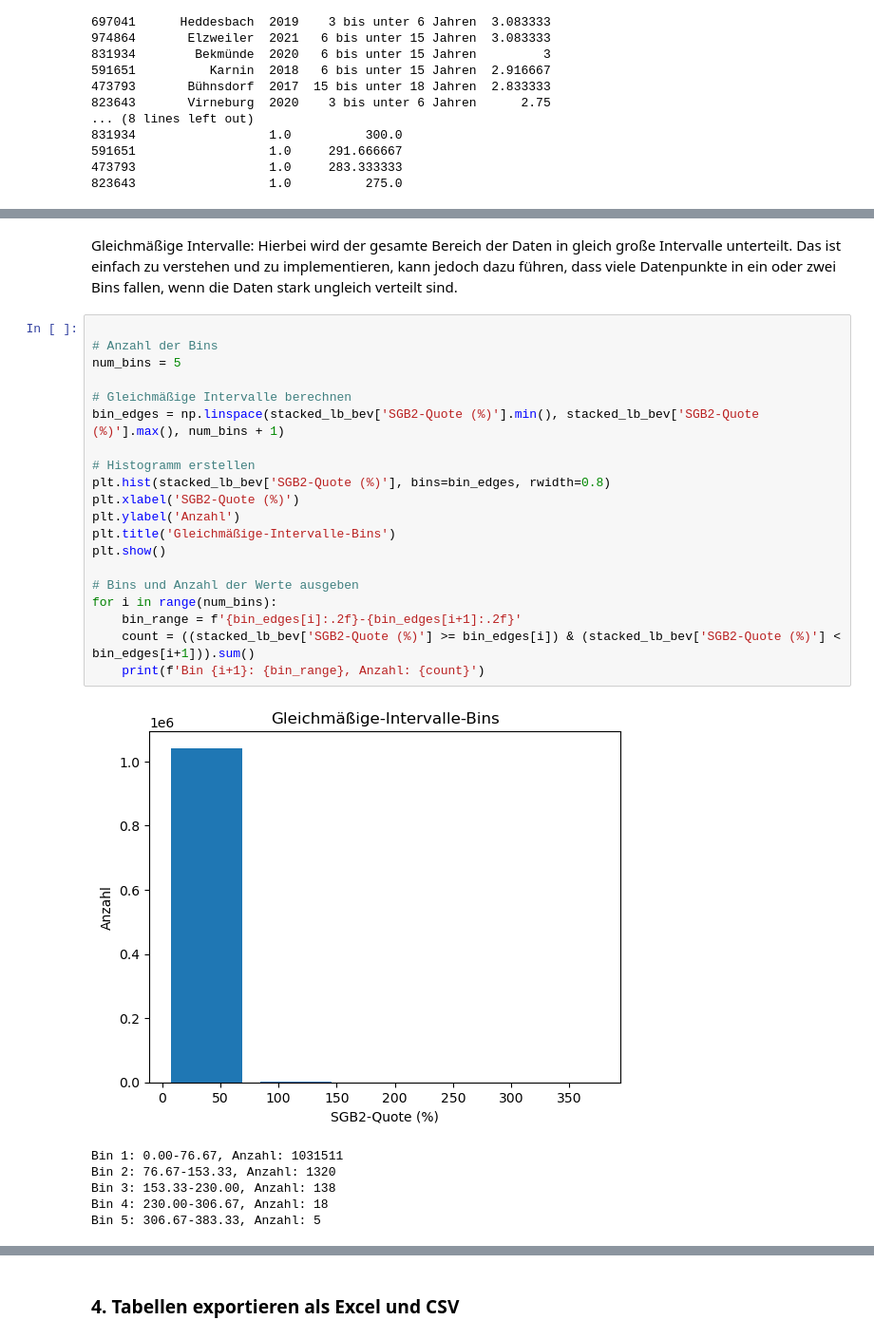
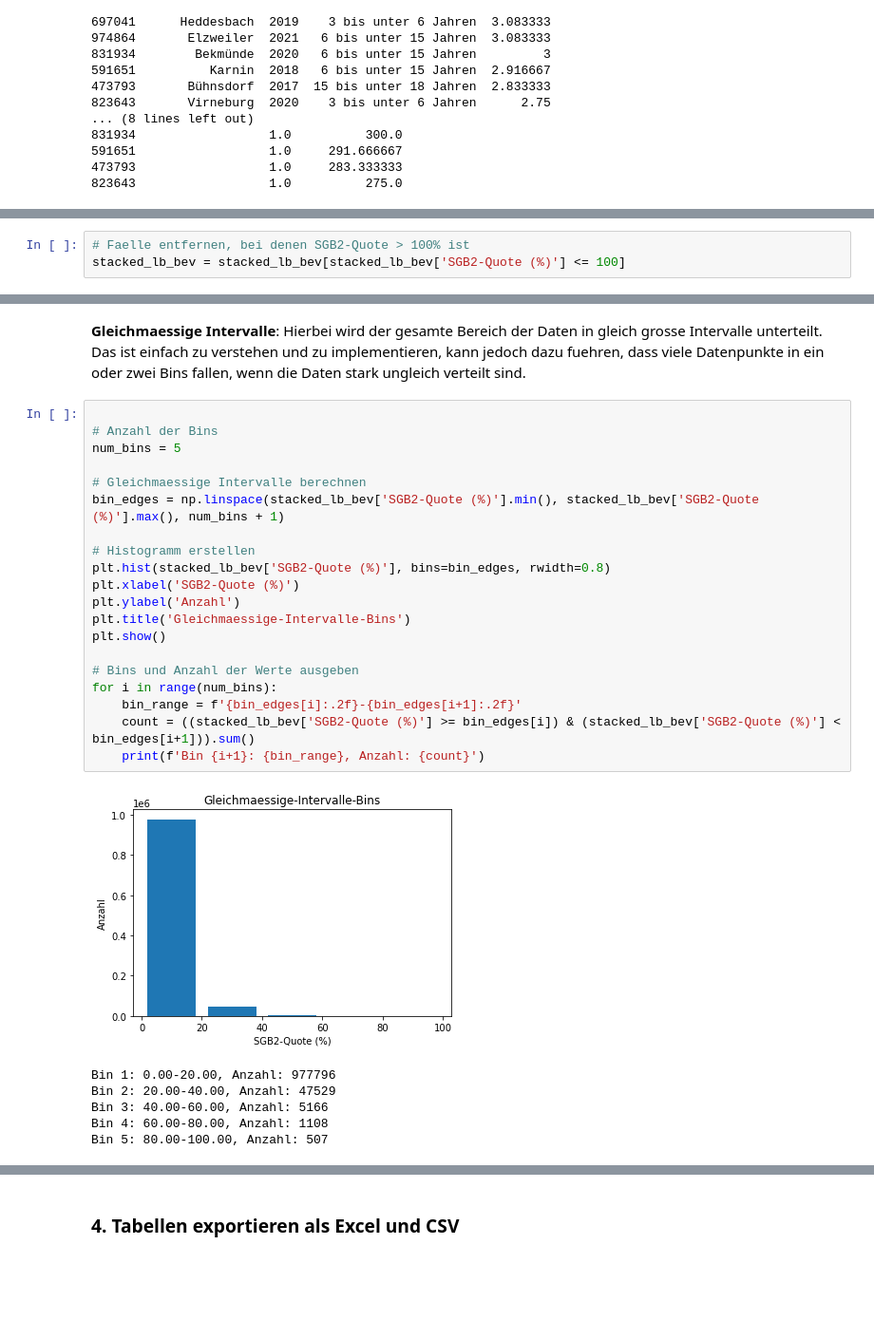
Before and after one commit to tobias-vetterle/mikrokosmos, a Jupyter notebook: aufbereitung_mikrokosmos.ipynb, the cells around one changed output, grey strips where cells are left out. Shown at 95% size. Drawn from its saved outputs; the diff is of its cells as text; blank space fills up the shorter version.

```diff
--- a/aufbereitung_mikrokosmos.ipynb
+++ b/aufbereitung_mikrokosmos.ipynb
@@ -544 +563,4 @@ Top 10:
+# %%
+# Faelle entfernen, bei denen SGB2-Quote > 100% ist
+stacked_lb_bev = stacked_lb_bev[stacked_lb_bev['SGB2-Quote (%)'] <= 100]
 # %%
@@ -655,30 +674,30 @@ Bin 5: 9.50-383.33, Anzahl: 206757
 # %% [markdown]
-Gleichmäßige Intervalle: Hierbei wird der gesamte Bereich der Daten in gleich große Intervalle unterteilt. Das ist einfach zu verstehen und zu implementieren, kann jedoch dazu führen, dass viele Datenpunkte in ein oder zwei Bins fallen, wenn die Daten stark ungleich verteilt sind.
+__Gleichmaessige Intervalle__: Hierbei wird der gesamte Bereich der Daten in gleich grosse Intervalle unterteilt. Das ist einfach zu verstehen und zu implementieren, kann jedoch dazu fuehren, dass viele Datenpunkte in ein oder zwei Bins fallen, wenn die Daten stark ungleich verteilt sind.
 # %%
 
 # Anzahl der Bins
 num_bins = 5
 
-# Gleichmäßige Intervalle berechnen
+# Gleichmaessige Intervalle berechnen
 bin_edges = np.linspace(stacked_lb_bev['SGB2-Quote (%)'].min(), stacked_lb_bev['SGB2-Quote (%)'].max(), num_bins + 1)
 
 # Histogramm erstellen
 plt.hist(stacked_lb_bev['SGB2-Quote (%)'], bins=bin_edges, rwidth=0.8)
 plt.xlabel('SGB2-Quote (%)')
 plt.ylabel('Anzahl')
-plt.title('Gleichmäßige-Intervalle-Bins')
+plt.title('Gleichmaessige-Intervalle-Bins')
 plt.show()
 
 # Bins und Anzahl der Werte ausgeben
 for i in range(num_bins):
     bin_range = f'{bin_edges[i]:.2f}-{bin_edges[i+1]:.2f}'
     count = ((stacked_lb_bev['SGB2-Quote (%)'] >= bin_edges[i]) & (stacked_lb_bev['SGB2-Quote (%)'] < bin_edges[i+1])).sum()
     print(f'Bin {i+1}: {bin_range}, Anzahl: {count}')
 # %% [output]
-[figure, old version]
+[figure, new version]
-Bin 1: 0.00-76.67, Anzahl: 1031511
-Bin 2: 76.67-153.33, Anzahl: 1320
-Bin 3: 153.33-230.00, Anzahl: 138
-Bin 4: 230.00-306.67, Anzahl: 18
-Bin 5: 306.67-383.33, Anzahl: 5
+Bin 1: 0.00-20.00, Anzahl: 977796
+Bin 2: 20.00-40.00, Anzahl: 47529
+Bin 3: 40.00-60.00, Anzahl: 5166
+Bin 4: 60.00-80.00, Anzahl: 1108
+Bin 5: 80.00-100.00, Anzahl: 507
 # %% [markdown]
```
Also changed, not shown: parts of 32 cells of this notebook.
